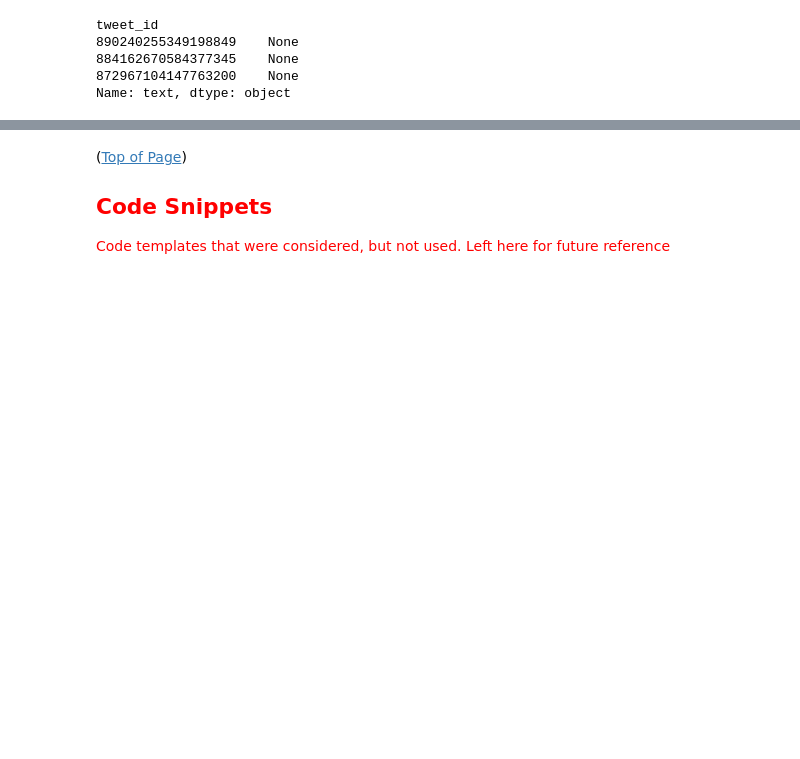
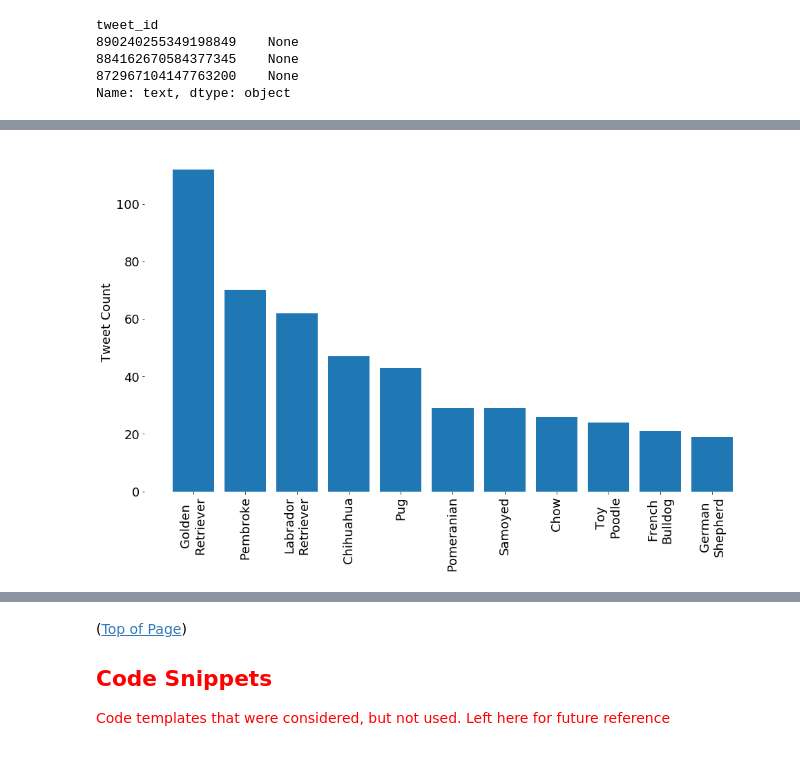
Before and after one commit to ldemastersmith/GoodDoggo, a Jupyter notebook: wrangle_act.ipynb, the cells around one changed output, grey strips where cells are left out. Drawn from its saved outputs; the diff is of its cells as text; code cells hidden in the pictures; blank space fills up the shorter version.

```diff
--- a/wrangle_act.ipynb
+++ b/wrangle_act.ipynb
@@ -1784,0 +1833,4 @@ Name: text, dtype: object
+# %%
+df_master = pd.merge(df_archive, df_tweetInfo, how='inner', on='tweet_id')
+#df_master = pd.merge(df_archive, df_tweetInfo, left_index=True, right_index=True, how='inner')
+#df_master = pd.merge(df_archive, df_tweetInfo[cols_to_use], left_index=True, right_index=True, how='inner')
@@ -1784,0 +2020,5 @@ Name: text, dtype: object
+# %%
+# create a copy for debugging purposes
+df_temp_images = df_images.copy(deep=True)
+df_temp_images.info()
+df_temp_images.head()
@@ -1784,0 +2049,33 @@ Name: text, dtype: object
+# %%
+def plot_tweets_per_breed():
+    #hi_conf_breeds = df_temp_images[df_temp_images['prediction'] == 'Dog']
+    hi_conf_breeds = df_temp_images[df_temp_images['p1_conf'] > 0.50]
+
+    g3_data = hi_conf_breeds.p1.value_counts()[0:11].sort_values(axis=0, ascending=False)
+
+    fig, ax = plt.subplots(1, 1, figsize=(16, 9))
+
+    ax.spines['top'].set_visible(False)
+    ax.spines['bottom'].set_visible(False)
+    ax.spines['right'].set_visible(False)
+    ax.spines['left'].set_visible(False)
+
+    x = g3_data.index
+    y = g3_data.values
+
+    plt.bar(range(len(x)), y) # Bug in matplotlib alphabetizes x-axis lables. Assign x in order, then relabel.
+
+    label = []
+    for item in x:
+        label.append(item.replace('_', '\n').title())
+
+    plt.xticks(range(len(x)), label);
+
+    plt.xticks(fontsize=18, rotation=90)
+    plt.yticks(fontsize=18)
+    plt.ylabel('Tweet Count', fontsize=18)
+    # fig.suptitle('@dog_rates Tweet Count by Dog Breed', fontsize=24, ha='center');
+# %%
+plot_tweets_per_breed();
+# %% [output]
+[figure, added]
```
Also changed, not shown: parts of 66 cells of this notebook.
